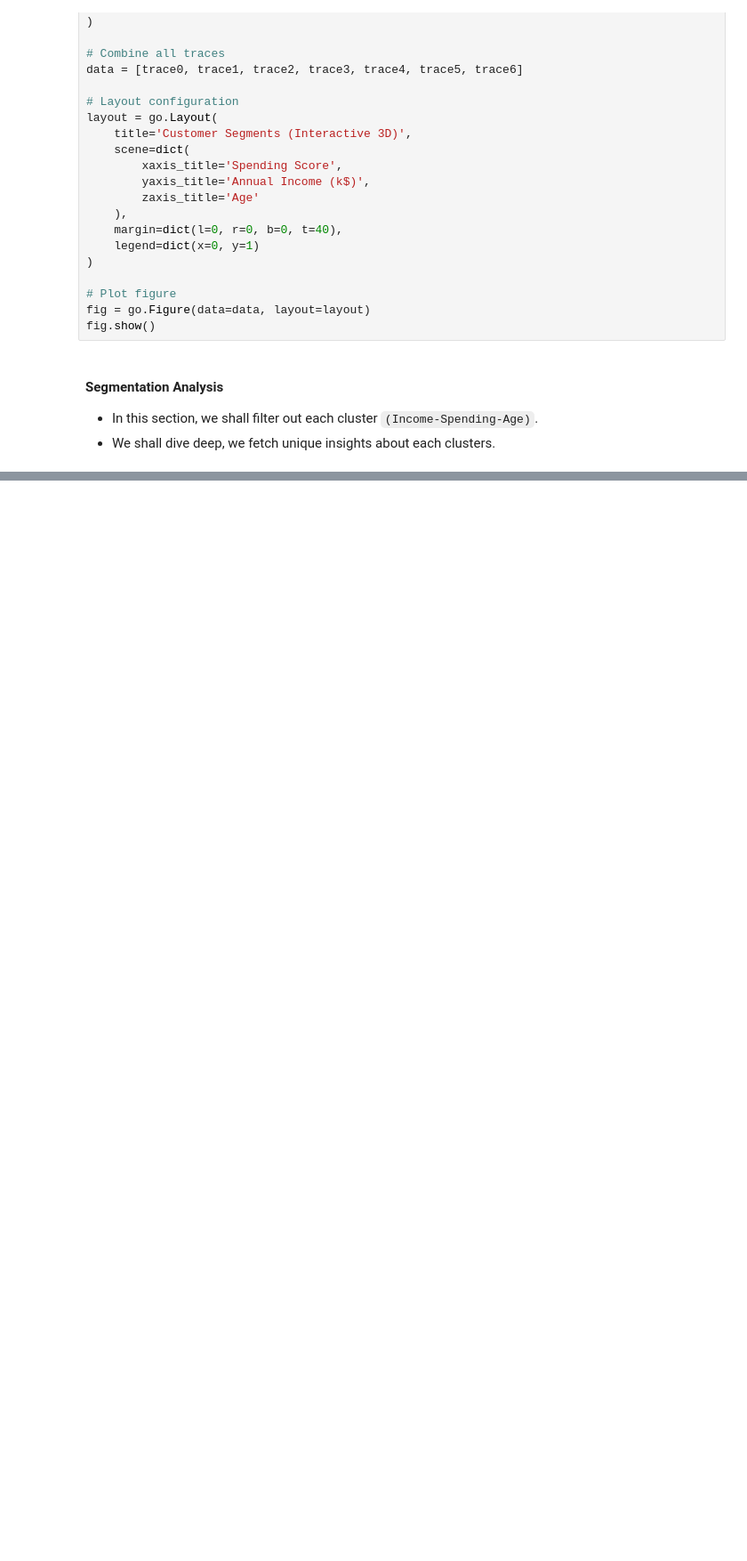
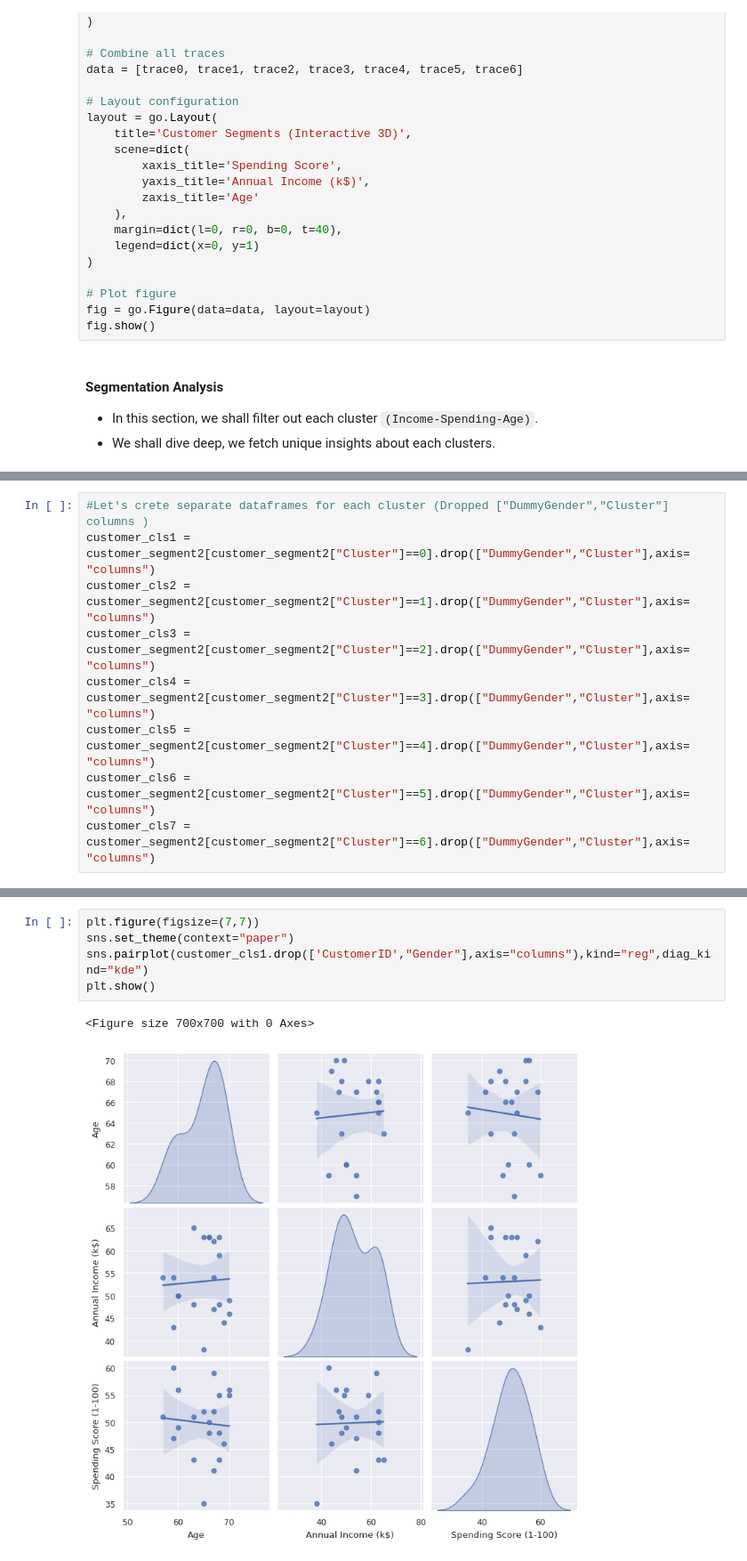
Before and after one commit to pb319/Segment-Stream, a Jupyter notebook: CustSegment.ipynb, the cells around one changed output, grey strips where cells are left out. Shown at 89% size. Drawn from its saved outputs; the diff is of its cells as text; blank space fills up the shorter version.

Commit message:
Cluster Snapshots Added

```diff
--- a/CustSegment.ipynb
+++ b/CustSegment.ipynb
@@ -799,0 +814,9 @@ fig.show()
+# %%
+#Let's crete separate dataframes for each cluster (Dropped ["DummyGender","Cluster"] columns )
+customer_cls1 = customer_segment2[customer_segment2["Cluster"]==0].drop(["DummyGender","Cluster"],axis= "columns")
+customer_cls2 = customer_segment2[customer_segment2["Cluster"]==1].drop(["DummyGender","Cluster"],axis= "columns")
+customer_cls3 = customer_segment2[customer_segment2["Cluster"]==2].drop(["DummyGender","Cluster"],axis= "columns")
+customer_cls4 = customer_segment2[customer_segment2["Cluster"]==3].drop(["DummyGender","Cluster"],axis= "columns")
+customer_cls5 = customer_segment2[customer_segment2["Cluster"]==4].drop(["DummyGender","Cluster"],axis= "columns")
+customer_cls6 = customer_segment2[customer_segment2["Cluster"]==5].drop(["DummyGender","Cluster"],axis= "columns")
+customer_cls7 = customer_segment2[customer_segment2["Cluster"]==6].drop(["DummyGender","Cluster"],axis= "columns")
@@ -799,0 +839,8 @@ fig.show()
+# %%
+plt.figure(figsize=(7,7))
+sns.set_theme(context="paper")
+sns.pairplot(customer_cls1.drop(['CustomerID',"Gender"],axis="columns"),kind="reg",diag_kind="kde")
+plt.show()
+# %% [output]
+<Figure size 700x700 with 0 Axes>
+[figure, added]
```
Also changed, not shown: parts of 17 cells of this notebook.
